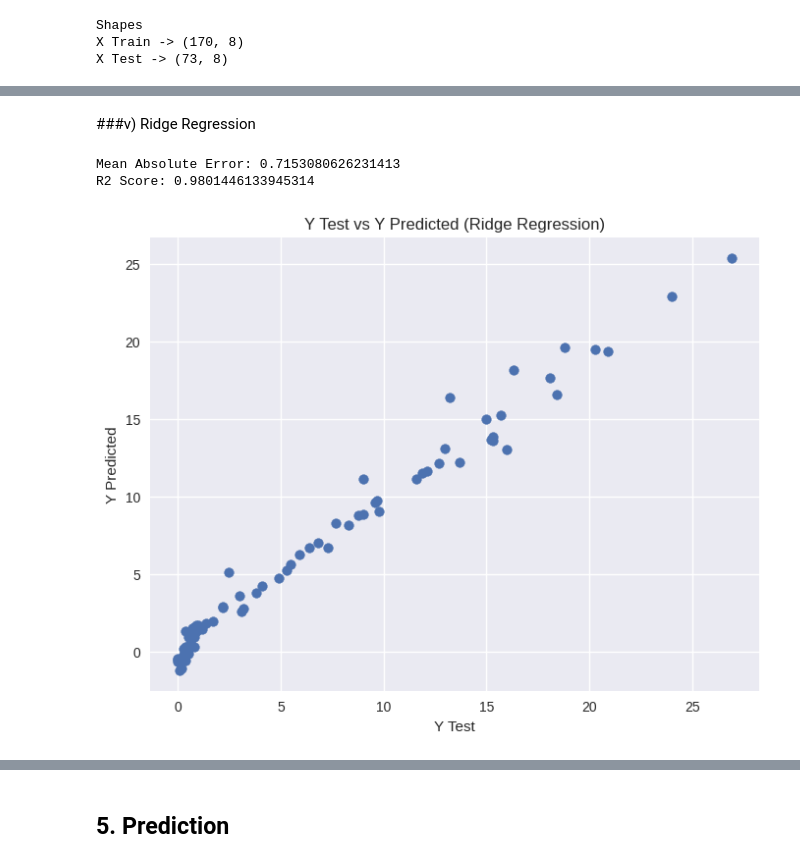
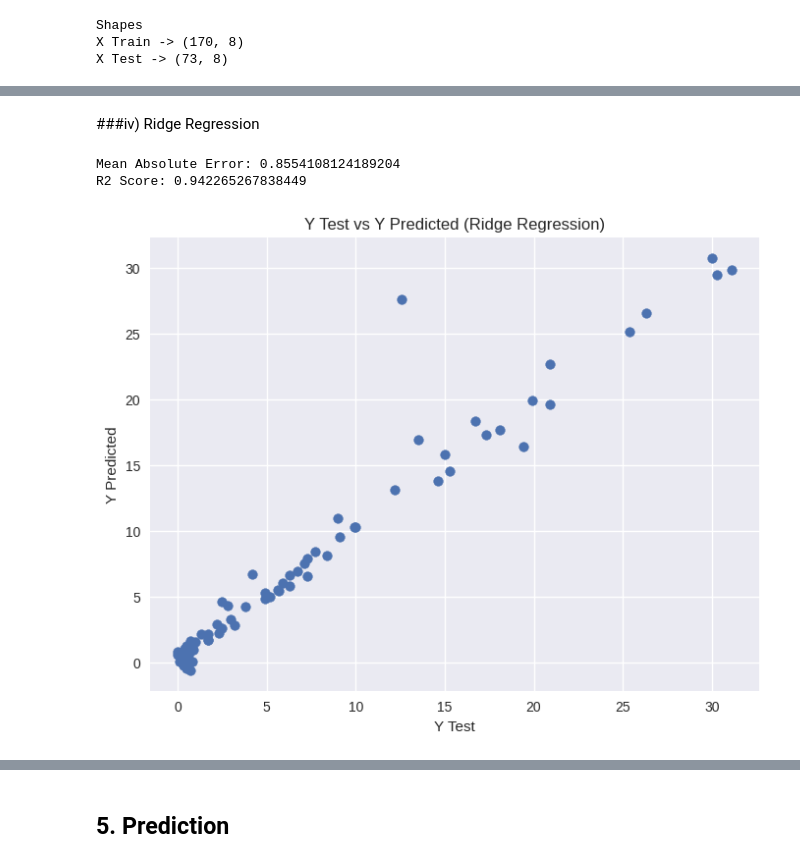
Before and after one commit to AnkithRathor/Algerian-Fire-Forecaster, a Jupyter notebook: model/artifacts/Algerian Fire Forecaster.ipynb, the cells around one changed output, grey strips where cells are left out. Saved outputs shown, nothing was run; the diff lists cells and outputs as text; code cells hidden in the pictures.

```diff
--- a/model/artifacts/Algerian Fire Forecaster.ipynb
+++ b/model/artifacts/Algerian Fire Forecaster.ipynb
@@ -494,5 +495,5 @@ plt.show()
 # %%
-# Checking columns with High Correlation i.e 0.85
+# Checking columns with High Correlation i.e 0.80
 
 def correlation_check(dataset,threshold):
   corr_matrix = dataset.corr()
@@ -500,11 +501,11 @@ def correlation_check(dataset,threshold):
   col_list = dataset.columns
   for i in range(len(col_list)):
     for j in range(i+1,len(col_list)):
-      if(corr_matrix.iloc[i,j]>threshold):
+      if(corr_matrix.iloc[i,j]>=threshold):
         corr.add(col_list[j])
   return corr
 # %%
-corr_features = correlation_check(X_train,0.85)
+corr_features = correlation_check(X_train,0.80)
 corr_features
 # %% [output]
 {'BUI', 'DC'}
@@ -534,8 +527,8 @@ X_test_scaled = scaler.transform(X_test)
 #Prediction
 
 lr = LinearRegression()
-lr.fit(X_train_scaled,y_train)
-y_pred = lr.predict(X_test_scaled)
+lr.fit(X_train,y_train)
+y_pred = lr.predict(X_test)
 
 # Errors
 
@@ -564,8 +557,8 @@ R2 Score: 0.9807864679639832
 #Prediction
 
 ls = Lasso()
-ls.fit(X_train_scaled,y_train)
-y_pred = ls.predict(X_test_scaled)
+ls.fit(X_train,y_train)
+y_pred = ls.predict(X_test)
 
 # Errors
 
@@ -591,31 +584,31 @@ R2 Score: 0.9472019229537878
 # %% [markdown]
-###v) Ridge Regression
+###iv) Ridge Regression
 # %%
 #Prediction
 
 rg = Ridge()
-rg.fit(X_train_scaled,y_train)
-y_pred = rg.predict(X_test_scaled)
+rg.fit(X_train,y_train)
+y_pred = rg.predict(X_test)
 
 # Errors
 
 mae = mean_absolute_error(y_test,y_pred)
 score  = r2_score(y_test,y_pred)
 
 print("Mean Absolute Error:",mae)
 print("R2 Score:",score)
 print('\n')
 
 # Graphs
 
 plt.figure(figsize=(8,6))
 plt.scatter(y_test,y_pred)
 plt.title('Y Test vs Y Predicted (Ridge Regression)')
 plt.xlabel('Y Test')
 plt.ylabel('Y Predicted')
 plt.show()
 # %% [output]
-Mean Absolute Error: 0.7153080626231413
-R2 Score: 0.9801446133945314
+Mean Absolute Error: 0.8554108124189204
+R2 Score: 0.942265267838449
-[figure, old version]
+[figure, new version]
 # %% [markdown]
```
Also changed, not shown: parts of 16 cells of this notebook, 3 other files.
